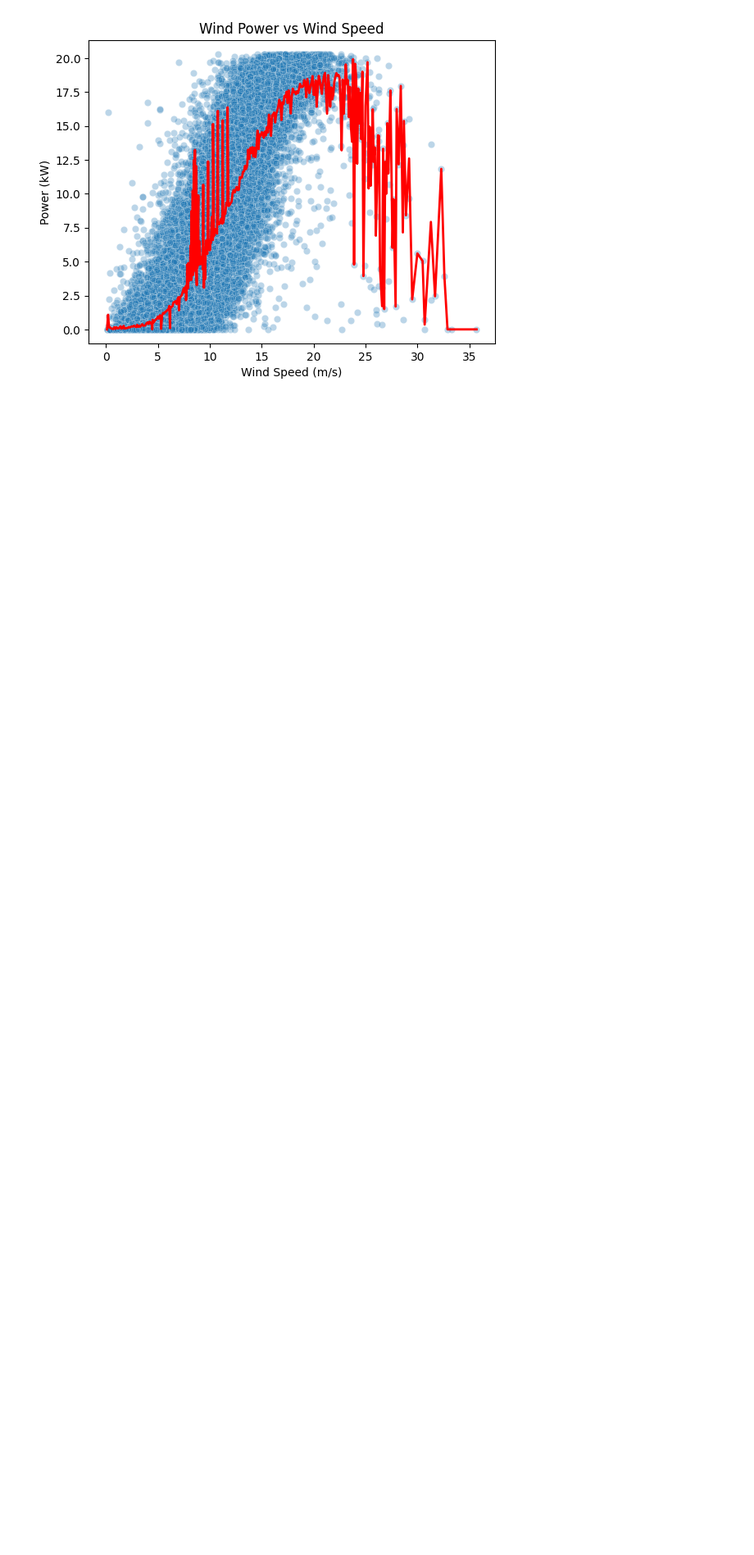
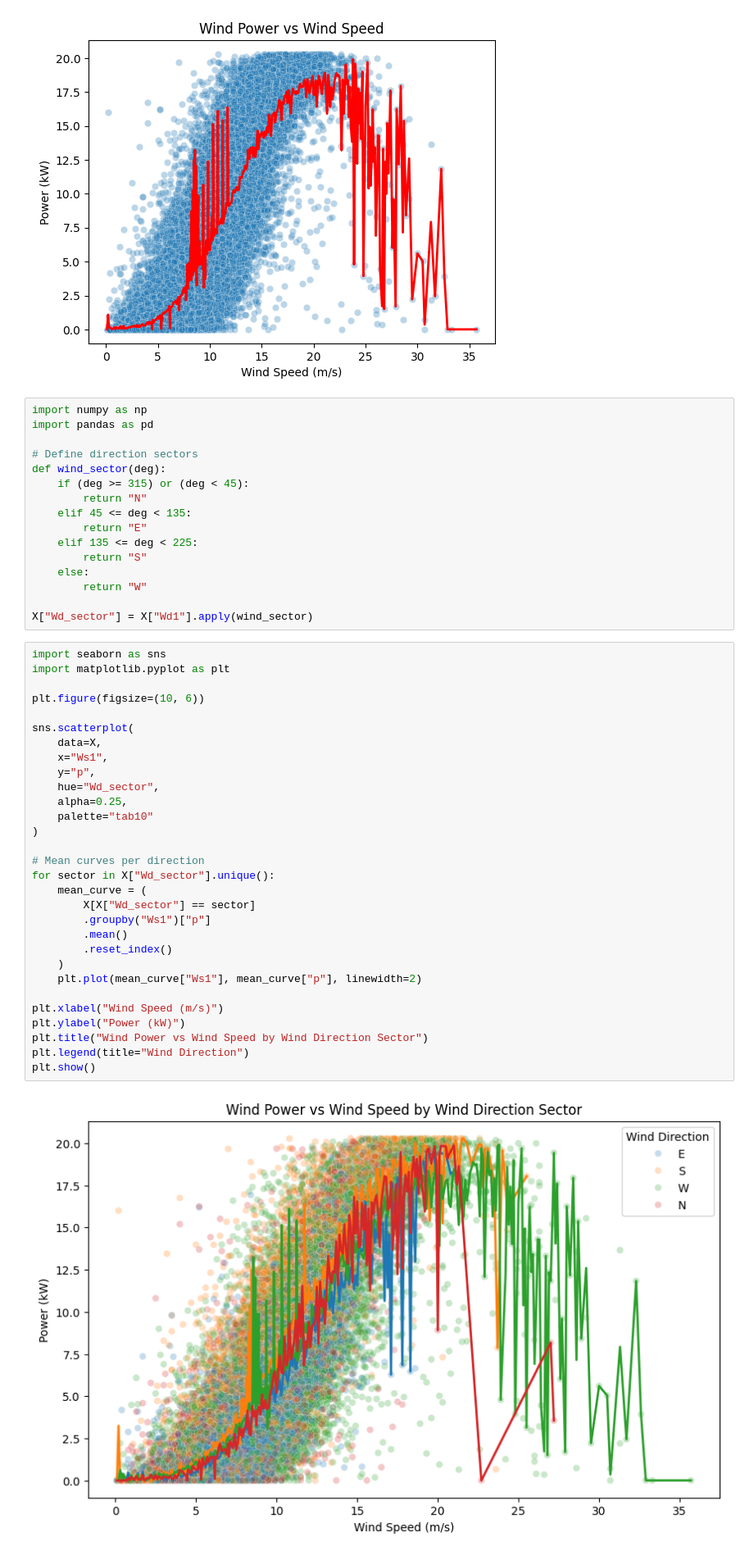
Before and after one commit to chrjx/AdvTSA, a Jupyter notebook: assignment4/tamas_preliminary/baseline_start.ipynb, the cells around one changed output. Shown at 82% size. Saved outputs shown, nothing was run; the diff lists cells and outputs as text; blank space fills up the shorter version.

```diff
--- a/assignment4/tamas_preliminary/baseline_start.ipynb
+++ b/assignment4/tamas_preliminary/baseline_start.ipynb
@@ -100,3 +100,51 @@ plt.title('Wind Power vs Wind Speed')
 plt.show()
 # %% [output]
 [figure]
+# %%
+import numpy as np
+import pandas as pd
+
+# Define direction sectors
+def wind_sector(deg):
+    if (deg >= 315) or (deg < 45):
+        return "N"
+    elif 45 <= deg < 135:
+        return "E"
+    elif 135 <= deg < 225:
+        return "S"
+    else:
+        return "W"
+
+X["Wd_sector"] = X["Wd1"].apply(wind_sector)
+# %%
+import seaborn as sns
+import matplotlib.pyplot as plt
+
+plt.figure(figsize=(10, 6))
+
+sns.scatterplot(
+    data=X,
+    x="Ws1",
+    y="p",
+    hue="Wd_sector",
+    alpha=0.25,
+    palette="tab10"
+)
+
+# Mean curves per direction
+for sector in X["Wd_sector"].unique():
+    mean_curve = (
+        X[X["Wd_sector"] == sector]
+        .groupby("Ws1")["p"]
+        .mean()
+        .reset_index()
+    )
+    plt.plot(mean_curve["Ws1"], mean_curve["p"], linewidth=2)
+
+plt.xlabel("Wind Speed (m/s)")
+plt.ylabel("Power (kW)")
+plt.title("Wind Power vs Wind Speed by Wind Direction Sector")
+plt.legend(title="Wind Direction")
+plt.show()
+# %% [output]
+[figure, added]
```
Also changed, not shown: parts of 5 cells of this notebook, 4 other files.
